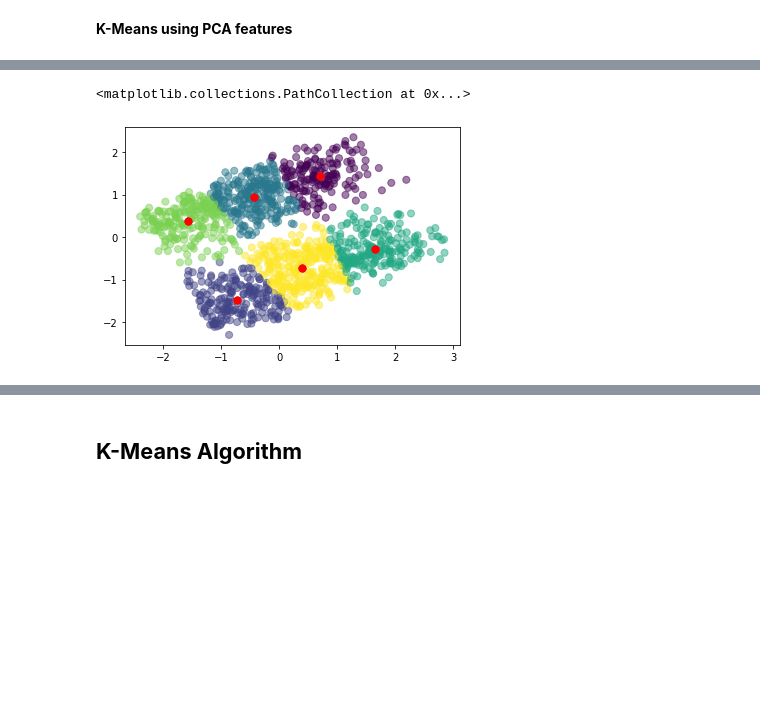
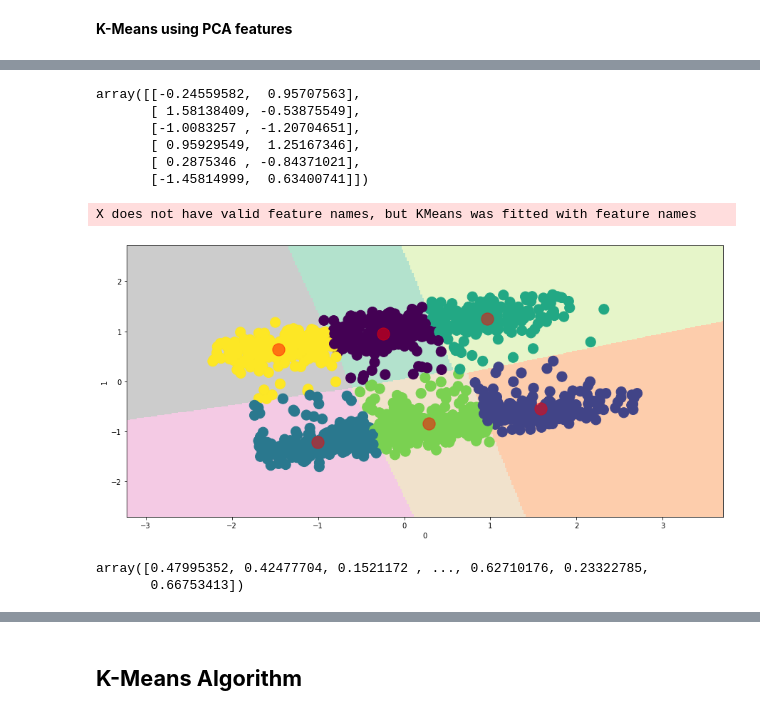
Before and after one commit to adityapanwar94/Data-Analysis-and-Process-Automation-DaPrA-, a Jupyter notebook: Dataset_preprocessing,_analysis,_correlation_matrix(User_data_only,_no_computer_specs).ipynb, the cells around one changed output, grey strips where cells are left out. Saved outputs shown, nothing was run; the diff lists cells and outputs as text; code cells hidden in the pictures; blank space fills up the shorter version.

```diff
--- a/Dataset_preprocessing,_analysis,_correlation_matrix(User_data_only,_no_computer_specs).ipynb
+++ b/Dataset_preprocessing,_analysis,_correlation_matrix(User_data_only,_no_computer_specs).ipynb
@@ -501,11 +585,53 @@ plt.show()
 # %%
-kmeans = KMeans(n_clusters=6, random_state=0).fit(principalDf)
-y_kmeans = kmeans.predict(principalDf)
-plt.scatter(principalDf[0], principalDf[1], c=y_kmeans, s=50, alpha=0.5,cmap='viridis')
+# kmeans = KMeans(n_clusters=6, random_state=0).fit(principalDf)
+# y_kmeans = kmeans.predict(principalDf)
+# plt.scatter(principalDf[0], principalDf[1], c=y_kmeans, s=50, alpha=0.5,cmap='viridis')
 
-centers = kmeans.cluster_centers_
-plt.scatter(centers[:, 0], centers[:, 1], c='red', s=50)
-plt.scatter(centers[:, 0], centers[:, 1], c='red', s=50)
+# centers = kmeans.cluster_centers_
+# plt.scatter(centers[:, 0], centers[:, 1], c='red', s=50)
+# plt.scatter(centers[:, 0], centers[:, 1], c='red', s=50)
+
+
+algorithm_pca = (KMeans(n_clusters = 6 ,init='k-means++', n_init = 10 ,max_iter=300,
+                        tol=0.0001,  random_state= 100  , algorithm='elkan') )
+algorithm_pca.fit(principalDf)
+labels_pca = algorithm_pca.labels_
+centroids_pca = algorithm_pca.cluster_centers_
+
+centroids_pca
 # %% [output]
-<matplotlib.collections.PathCollection at 0x...>
+array([[-0.24559582,  0.95707563],
+       [ 1.58138409, -0.53875549],
+       [-1.0083257 , -1.20704651],
+       [ 0.95929549,  1.25167346],
+       [ 0.2875346 , -0.84371021],
+       [-1.45814999,  0.63400741]])
-[figure, removed]
+# %%
+h = 0.02
+x_min, x_max = principalDf.to_numpy()[:, 0].min() - 1, principalDf.to_numpy()[:, 0].max() + 1
+y_min, y_max = principalDf.to_numpy()[:, 1].min() - 1, principalDf.to_numpy()[:, 1].max() + 1
+xx, yy = np.meshgrid(np.arange(x_min, x_max, h), np.arange(y_min, y_max, h))
+Z = algorithm_pca.predict(np.c_[xx.ravel(), yy.ravel()])
+# %% [output]
+X does not have valid feature names, but KMeans was fitted with feature names
+# %%
+plt.figure(1 , figsize = (15 , 7) )
+plt.clf()
+Z = Z.reshape(xx.shape)
+plt.imshow(Z , interpolation='nearest',
+           extent=(xx.min(), xx.max(), yy.min(), yy.max()),
+           cmap = plt.cm.Pastel2, aspect = 'auto', origin='lower')
+
+plt.scatter( x = 'component1' ,y = 'component2' , data = principalDf , c = labels_pca , s = 200 )
+plt.scatter(x = centroids_pca[: , 0] , y =  centroids_pca[: , 1] , s = 300 , c = 'red' , alpha = 0.5)
+plt.ylabel('1') , plt.xlabel('0')
+plt.show()
+# %% [output]
+[figure, added]
+# %%
+from sklearn.metrics import silhouette_samples, silhouette_score
+silhouette_vals = silhouette_samples(principalDf, labels_pca)
+silhouette_vals
+# %% [output]
+array([0.47995352, 0.42477704, 0.1521172 , ..., 0.62710176, 0.23322785,
+       0.66753413])
```
Also changed, not shown: parts of 24 cells of this notebook.
